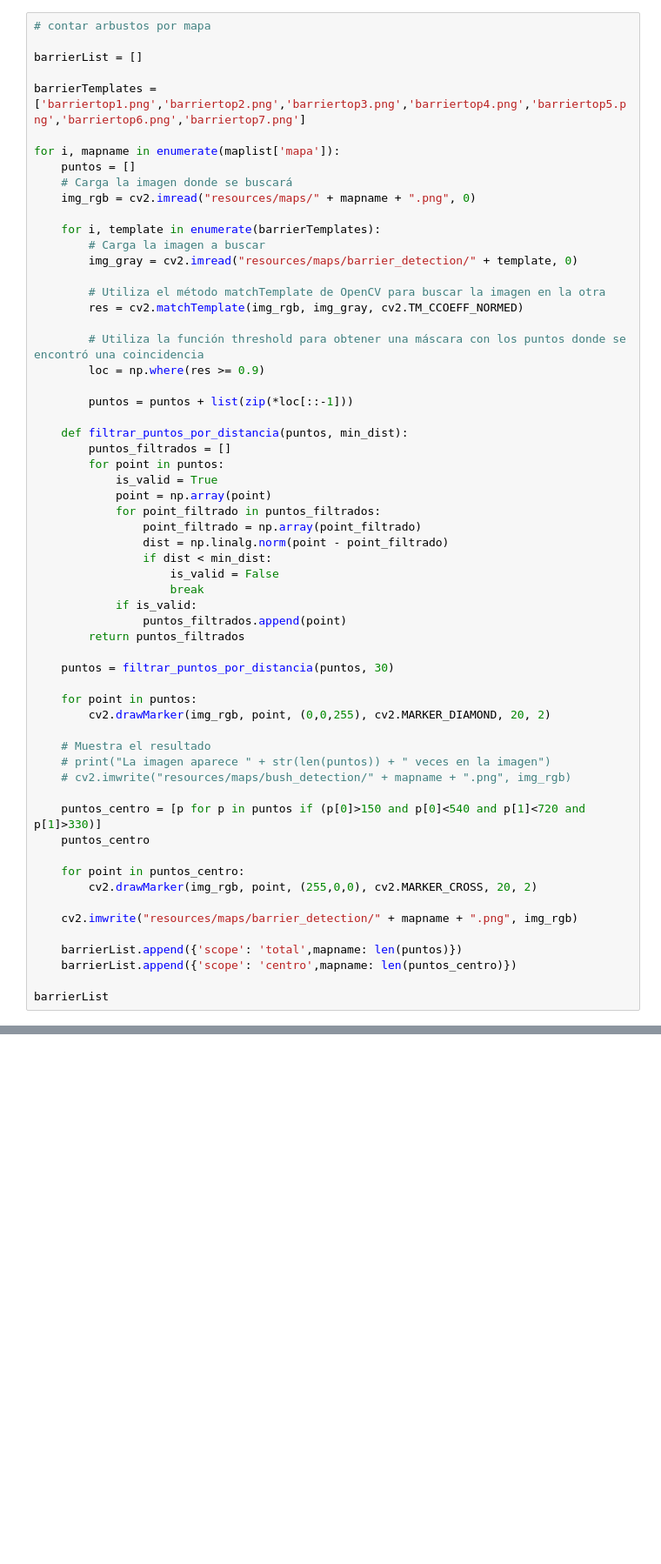
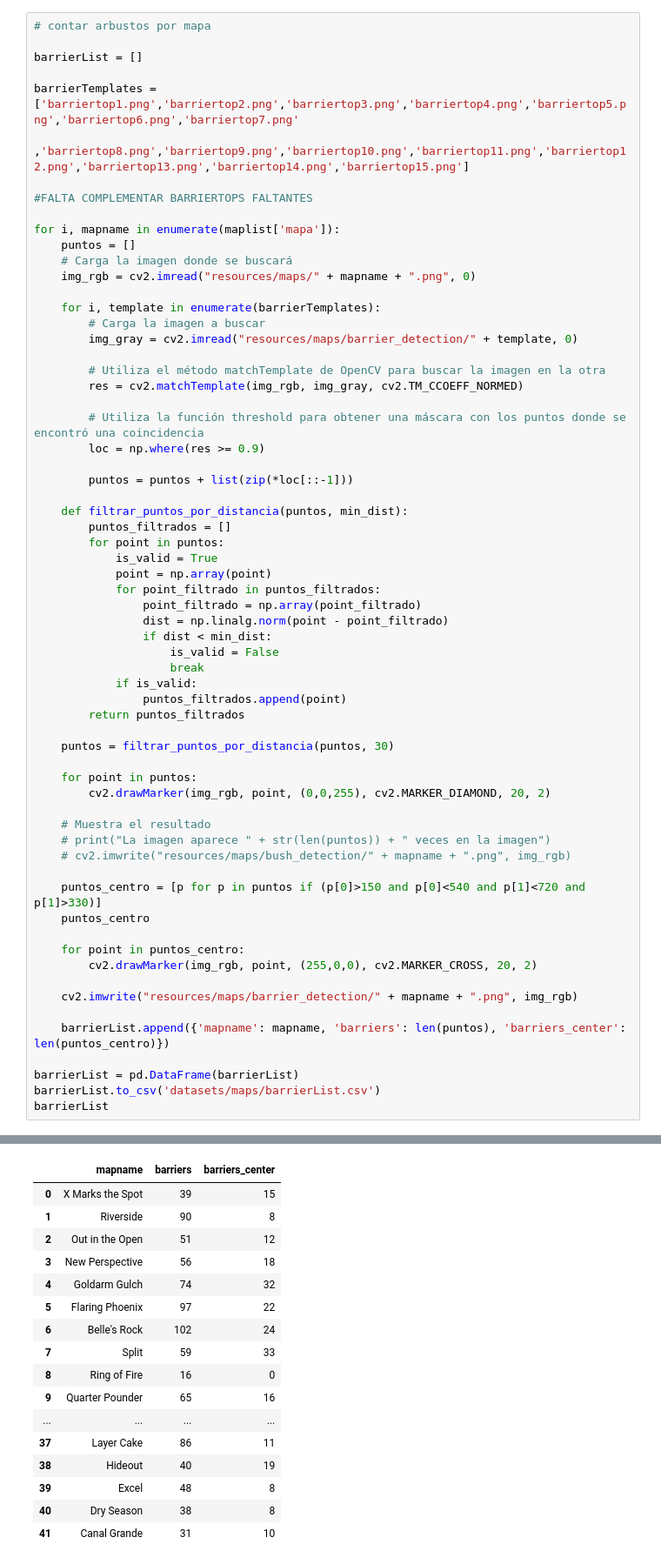
Before and after one commit to aquinteros/BrawlStars_Analytics, a Jupyter notebook: brawlstars_map_image_processing.ipynb, the cells around one changed output, grey strips where cells are left out. Shown at 87% size. Cells and saved outputs as stored; diff of their text form; blank space fills up the shorter version.

```diff
--- a/brawlstars_map_image_processing.ipynb
+++ b/brawlstars_map_image_processing.ipynb
@@ -105,7 +106,10 @@ bushList
 
 barrierList = []
 
-barrierTemplates = ['barriertop1.png','barriertop2.png','barriertop3.png','barriertop4.png','barriertop5.png','barriertop6.png','barriertop7.png']
+barrierTemplates = ['barriertop1.png','barriertop2.png','barriertop3.png','barriertop4.png','barriertop5.png','barriertop6.png','barriertop7.png'
+	,'barriertop8.png','barriertop9.png','barriertop10.png','barriertop11.png','barriertop12.png','barriertop13.png','barriertop14.png','barriertop15.png']
+
+#FALTA COMPLEMENTAR BARRIERTOPS FALTANTES
 
 for i, mapname in enumerate(maplist['mapa']):
 	puntos = []
@@ -156,8 +160,9 @@ for i, mapname in enumerate(maplist['mapa']):
 
 	cv2.imwrite("resources/maps/barrier_detection/" + mapname + ".png", img_rgb)
 
-	barrierList.append({'scope': 'total',mapname: len(puntos)})
-	barrierList.append({'scope': 'centro',mapname: len(puntos_centro)})
+	barrierList.append({'mapname': mapname, 'barriers': len(puntos), 'barriers_center': len(puntos_centro)})
 
+barrierList = pd.DataFrame(barrierList)
+barrierList.to_csv('datasets/maps/barrierList.csv')
 barrierList
 # %% [output]
@@ -180,0 +169,17 @@ barrierList
+|  | mapname | barriers | barriers_center |
+| 0 | X Marks the Spot | 39 | 15 |
+| 1 | Riverside | 90 | 8 |
+| 2 | Out in the Open | 51 | 12 |
+| 3 | New Perspective | 56 | 18 |
+| 4 | Goldarm Gulch | 74 | 32 |
+| 5 | Flaring Phoenix | 97 | 22 |
+| 6 | Belle's Rock | 102 | 24 |
+| 7 | Split | 59 | 33 |
+| 8 | Ring of Fire | 16 | 0 |
+| 9 | Quarter Pounder | 65 | 16 |
+| ... | ... | ... | ... |
+| 37 | Layer Cake | 86 | 11 |
+| 38 | Hideout | 40 | 19 |
+| 39 | Excel | 48 | 8 |
+| 40 | Dry Season | 38 | 8 |
+| 41 | Canal Grande | 31 | 10 |
```
Also changed, not shown: parts of 5 cells of this notebook, 4 other files.
